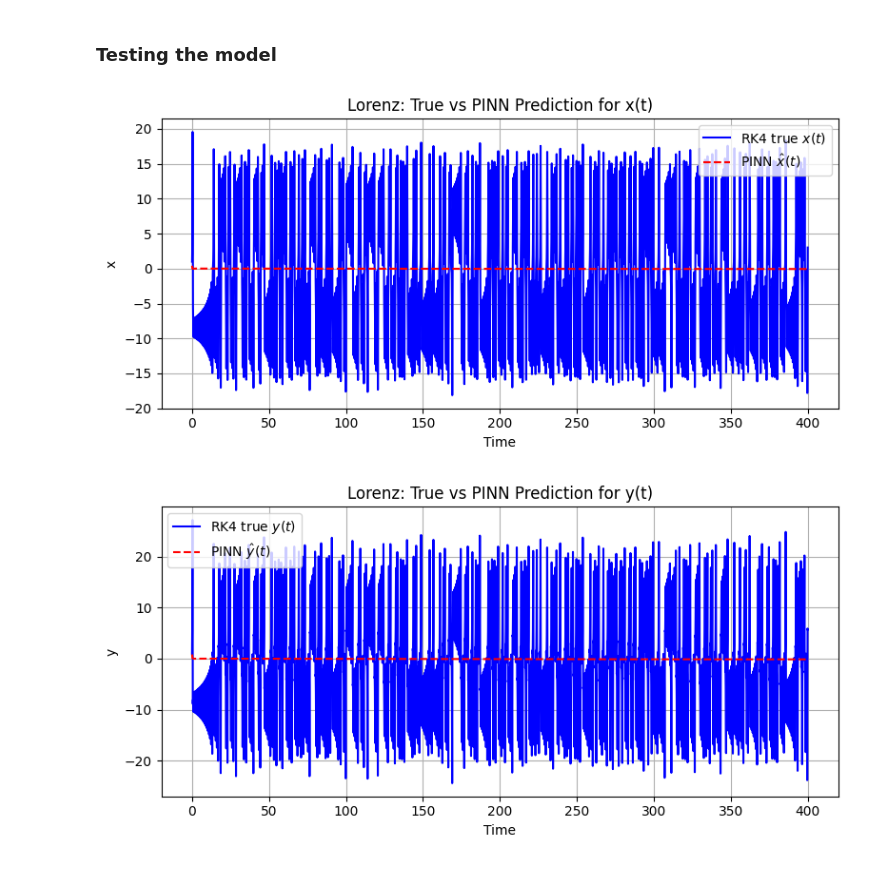
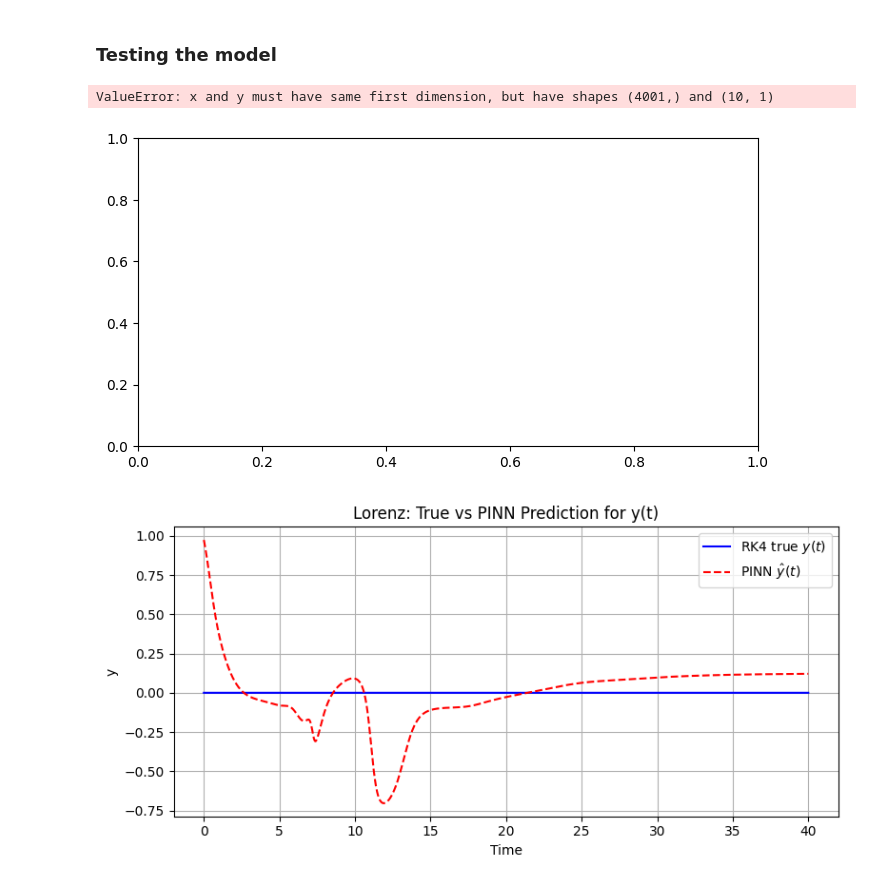
Before and after one commit to Aman-Sunesh/Physics-Informed-Neural-Networks-for-Classical-Physics-Laws, a Jupyter notebook: Lorenz_System.ipynb, the cells around one changed output. Cells and saved outputs as stored; diff of their text form; code cells hidden in the pictures.

```diff
--- a/Lorenz_System.ipynb
+++ b/Lorenz_System.ipynb
@@ -205,0 +225,25 @@ Epoch 2000/2000 — Loss: 9.387e-01
+# %%
+# Generating the RK4 "true" trajectory
+dt = 0.01
+N = 4000
+traj = np.zeros((N+1, 3))
+s = np.array([1.0,1.0,1.0])
+traj[0] = s
+
+for i in range(N):
+    s = rk4(s, dt, sigma, rho, beta)
+    traj[i+1] = s
+
+t_np = np.linspace(0, 40, N+1).reshape(-1,1).astype(np.float32)
+
+N_data = 10
+idx = np.random.choice(N+1, N_data, replace=False)
+t_data_np = t_np[idx]
+x_data_np = traj[idx,0:1].astype(np.float32)
+y_data_np = traj[idx,1:2].astype(np.float32)
+z_data_np = traj[idx,2:3].astype(np.float32)
+
+t_data = torch.from_numpy(t_data_np)
+x_data = torch.from_numpy(x_data_np)
+y_data = torch.from_numpy(y_data_np)
+z_data = torch.from_numpy(z_data_np)
@@ -235,16 +288,3 @@ def rk4(state, dt, sigma, rho, beta):
-# %%
-dt = 0.01
-N = 40000
-sigma, rho, beta = 10.0, 28.0, 8.0/3.0
-x0, y0, z0 = 1.0, 1.0, 1.0
-state = np.array([x0, y0, z0])
-
-trajectory = np.zeros((N+1, 3))
-trajectory[0] = state
-
-for i in range(N):
-    state = rk4(state, dt, sigma, rho, beta)
-    trajectory[i+1] = state
 # %%
 t_np = np.linspace(0, N*dt, N+1)
 t_test_np = t_np.reshape(-1,1).astype(np.float32)
@@ -264,20 +304,21 @@ y_pred_np = y_pred.cpu().numpy()
 z_pred_np = z_pred.cpu().numpy()
 # %%
 plt.figure(figsize=(8,4))
-plt.plot(t_np, trajectory[:,0], 'b-', label='RK4 true $x(t)$')
+plt.plot(t_np, x_data, 'b-', label='RK4 true $x(t)$')
 plt.plot(t_np, x_pred_np, 'r--', label='PINN $\\hat x(t)$')
 plt.xlabel('Time')
 plt.ylabel('x')
 plt.title('Lorenz: True vs PINN Prediction for x(t)')
 plt.legend()
 plt.grid(True)
 plt.tight_layout()
 plt.show()
 # %% [output]
+ValueError: x and y must have same first dimension, but have shapes (4001,) and (10, 1)
-[figure, old version]
+[figure, new version]
 # %%
 plt.figure(figsize=(8,4))
-plt.plot(t_np, trajectory[:,1], 'b-', label='RK4 true $y(t)$')
+plt.plot(t_np, y_data, 'b-', label='RK4 true $y(t)$')
 plt.plot(t_np, y_pred_np, 'r--', label='PINN $\\hat y(t)$')
 plt.xlabel('Time')
 plt.ylabel('y')
@@ -287,6 +328,6 @@ plt.grid(True)
 plt.tight_layout()
 plt.show()
 # %% [output]
-[figure, old version]
+[figure, new version]
 # %%
 plt.figure(figsize=(8,4))
```
Also changed, not shown: parts of 10 cells of this notebook.
